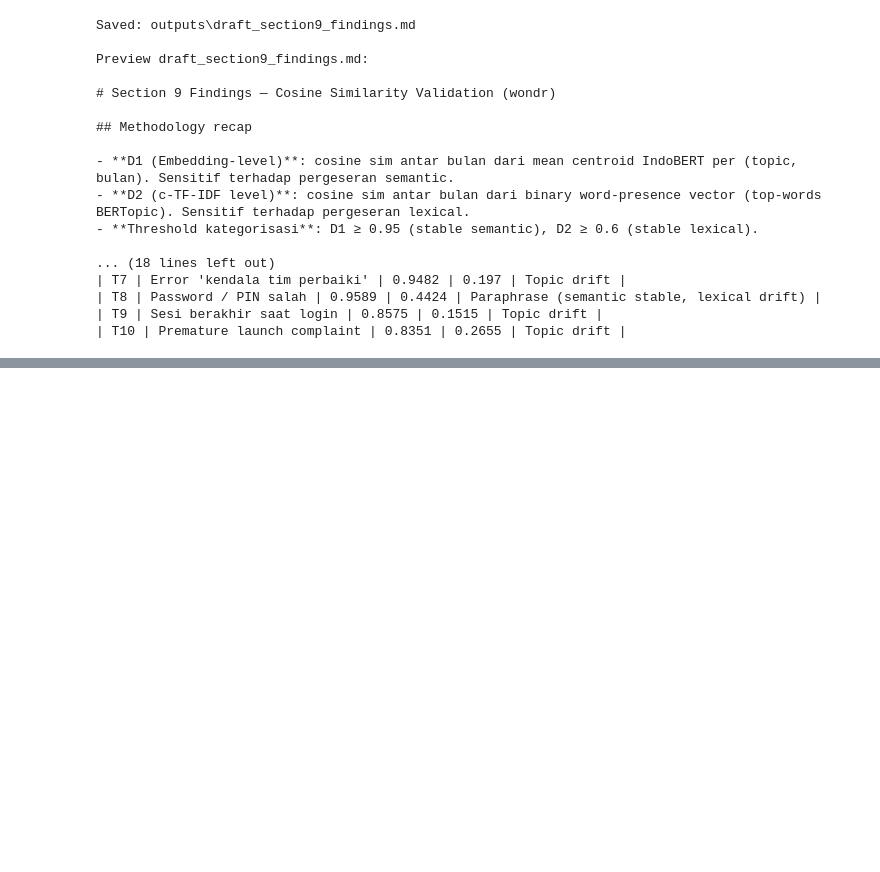
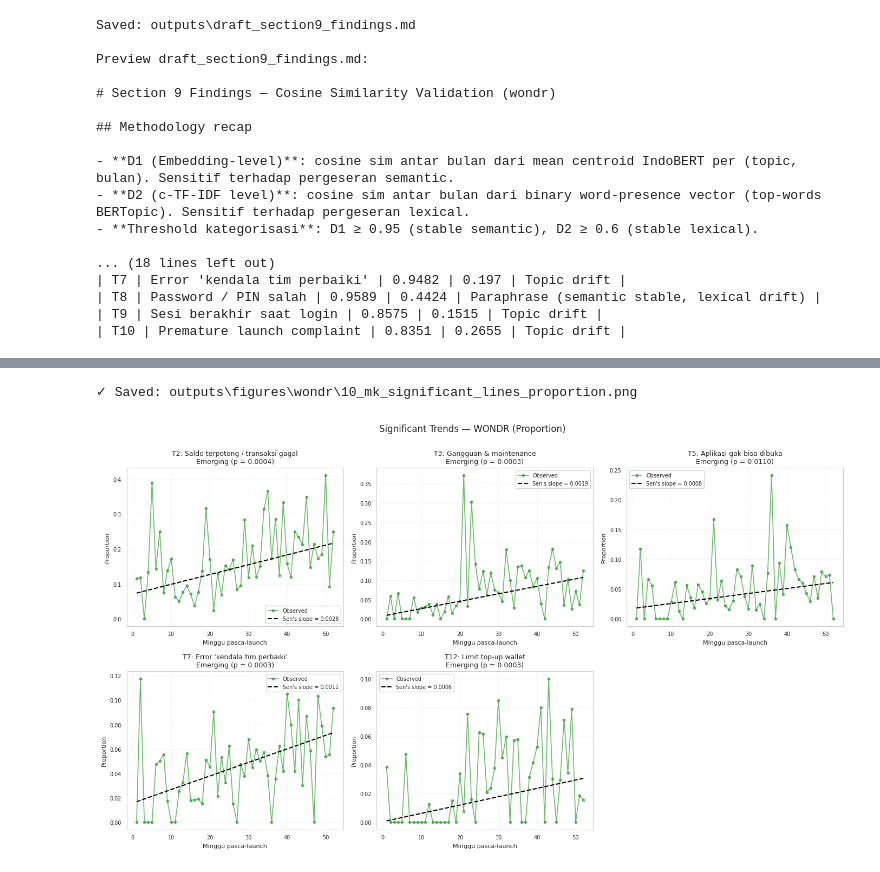
Before and after one commit to rabithahz-salwa/skripsi-bertopic-superapp, a Jupyter notebook: 05_bertopic_wondr.ipynb, the cells around one changed output, grey strips where cells are left out. Cells and saved outputs as stored; diff of their text form; code cells hidden in the pictures; blank space fills up the shorter version.

```diff
--- a/05_bertopic_wondr.ipynb
+++ b/05_bertopic_wondr.ipynb
@@ -2046,0 +2273,19 @@ Preview draft_section9_findings.md:
+# %%
+# Lineplot: proportion (FDR-corrected)
+mk_results_prop_for_plot = mk_results_prop.copy()
+mk_results_prop_for_plot['Classification'] = mk_results_prop['Classification_FDR']
+mk_results_prop_for_plot['Significant'] = mk_results_prop['Significant_FDR']
+
+# Significant trends only — proportion
+fig_sig_prop = plot_significant_trends_lines(
+    series_df=weekly_series['proportion'],
+    mk_results=mk_results_prop_for_plot,  # ← pakai versi rename
+    topic_labels=TOPIC_LABELS_WONDR,
+    fig_dir=FIG_DIR,
+    app_name='wondr',
+    series_type='proportion',
+)
+plt.show()
+# %% [output]
+✓ Saved: outputs\figures\wondr\10_mk_significant_lines_proportion.png
+[figure, added]
```
Also changed, not shown: parts of 12 cells of this notebook, 7 other files.
